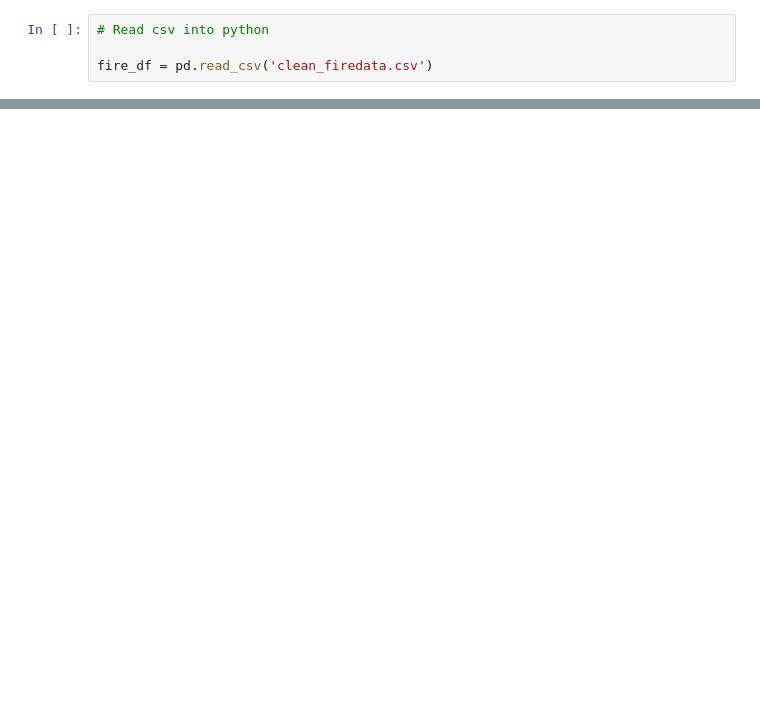
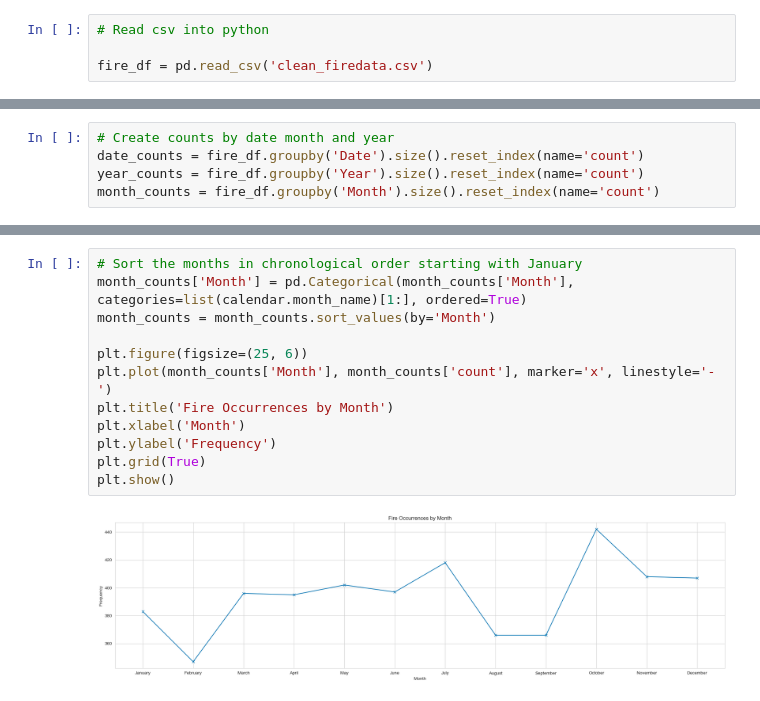
Before and after one commit to tgrubb550/Big-Data-Group-1, a Jupyter notebook: London Fire Data Analysis and Visuals.ipynb, the cells around one changed output, grey strips where cells are left out. Cells and saved outputs as stored; diff of their text form; blank space fills up the shorter version.

```diff
--- a/London Fire Data Analysis and Visuals.ipynb
+++ b/London Fire Data Analysis and Visuals.ipynb
@@ -29 +26,6 @@ fire_df.head()
+# %%
+# Create counts by date month and year
+date_counts = fire_df.groupby('Date').size().reset_index(name='count')
+year_counts = fire_df.groupby('Year').size().reset_index(name='count')
+month_counts = fire_df.groupby('Month').size().reset_index(name='count')
 # %%
@@ -55,0 +121,14 @@ plt.show()
+# %%
+# Sort the months in chronological order starting with January
+month_counts['Month'] = pd.Categorical(month_counts['Month'], categories=list(calendar.month_name)[1:], ordered=True)
+month_counts = month_counts.sort_values(by='Month')
+
+plt.figure(figsize=(25, 6))
+plt.plot(month_counts['Month'], month_counts['count'], marker='x', linestyle='-')
+plt.title('Fire Occurrences by Month')
+plt.xlabel('Month')
+plt.ylabel('Frequency')
+plt.grid(True)
+plt.show()
+# %% [output]
+[figure, added]
```
Also changed, not shown: parts of 15 cells of this notebook, 5 other files.
